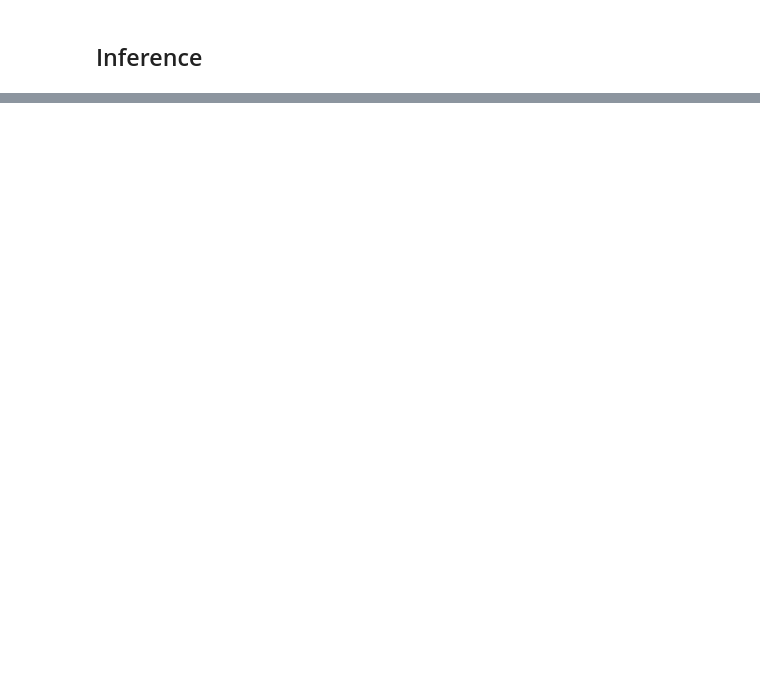
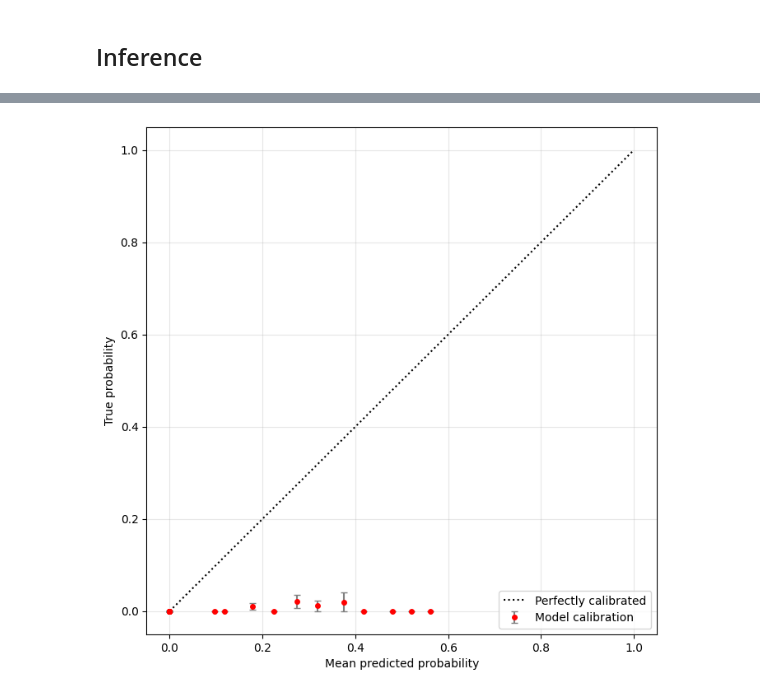
Before and after one commit to oskumd2/EEG_Delirium, a Jupyter notebook: notebook_inference.ipynb, the cells around one changed output, grey strips where cells are left out. Cells and saved outputs as stored; diff of their text form; code cells hidden in the pictures; blank space fills up the shorter version.

```diff
--- a/notebook_inference.ipynb
+++ b/notebook_inference.ipynb
@@ -1302,0 +1973,98 @@ F1 Score: 0.2857 CI(95%): (0.0000, 0.5882)
+# %%
+test_ids = np.load('test_ids.npy', allow_pickle=True)
+folds=5
+
+Y_normalized = np.load('Y_normalized_f.npy', mmap_mode='r')
+ID = np.load('C_f.npy', mmap_mode='r')
+FILE = np.load('F_f.npy', mmap_mode='r')
+A = np.load('A_f.npy', mmap_mode='r')
+S = np.load('S_f.npy', mmap_mode='r')
+P = np.load('P_f.npy', mmap_mode='r')
+
+valid_indices = ~np.isnan(P)
+Y_normalized = Y_normalized[valid_indices]
+ID = ID[valid_indices]
+FILE = FILE[valid_indices]
+A = A[valid_indices]
+S = S[valid_indices]
+P = P[valid_indices]
+
+# Save the trained logistic regression model
+with open('log_reg_model.pkl', 'rb') as f:
+    log_reg = pickle.load(f)
+
+# Save the calibration model and Youden threshold
+with open('calibration_log_reg.pkl', 'rb') as f:
+    calib = pickle.load(f)
+
+Youden = np.load('youden_log_reg.npy', allow_pickle=True)
+print(f"Youden: {Youden:.3f}")
+
+test_mask = np.isin(ID, test_ids)
+y_test = Y_normalized[test_mask]
+a_test = A[test_mask]
+s_test = S[test_mask]
+p_test = P[test_mask].copy()
+ID_test = ID[test_mask]
+test_ids_expanded = FILE[test_mask]
+
+# Add age mask for patients 65 and older
+age_mask = a_test >= 65
+
+# Apply age mask to all test variables
+y_test = y_test[age_mask]
+a_test = a_test[age_mask]
+s_test = s_test[age_mask]
+p_test = p_test[age_mask]
+ID_test = ID_test[age_mask]
+test_ids_expanded = test_ids_expanded[age_mask]
+
+X_test = np.column_stack((a_test, s_test, p_test))
+
+
+test_preds = log_reg.predict_proba(X_test)[:, 1]
+test_preds = calib.calibrate(test_preds)
+test_binary = log_reg.predict(X_test)
+
+unique_test_ids = np.unique(test_ids_expanded)
+averaged_test_preds = []
+averaged_test_targets = []
+averaged_test_binary =[]
+
+for test_id in unique_test_ids:
+    id_indices = np.where(test_ids_expanded == test_id)[0]
+    if len(id_indices) > 0:
+        id_preds = test_preds[id_indices]
+        averaged_test_preds.append(np.mean(id_preds))
+
+        id_binary = test_binary[id_indices]
+        averaged_test_binary.append(np.mean(id_binary))
+
+        averaged_test_targets.append(y_test[id_indices[0]])
+
+y_test = np.array(averaged_test_targets).ravel()
+y_test_proba = np.array(averaged_test_preds)
+#y_pred_test = np.array(averaged_test_binary).astype(int)
+y_pred_test = (y_test_proba>=Youden).astype(int)
+
+draw_calibration_plot_with_error_bars(y_test, y_test_proba, n_bins=20)
+AUROC = roc_auc_score(y_test, y_test_proba)
+AUPRC = average_precision_score(y_test, y_test_proba)
+F1_score = f1_score(y_test, y_pred_test)
+
+brier_score = brier_score_loss(y_test, y_test_proba)
+ici = integrated_calibration_index(y_test, y_test_proba)
+ci_metrics = bootstrap_ci(y_test, y_test_proba, y_pred_test,n_bootstraps=50)
+print(f'AUROC : {AUROC:.3f} CI(95%): ({ci_metrics["AUROC"][0]:.3f}, {ci_metrics["AUROC"][1]:.3f})')
+print(f'AUPRC: {AUPRC:.3f} CI(95%): ({ci_metrics["AUPRC"][0]:.3f}, {ci_metrics["AUPRC"][1]:.3f})')
+print(f'F1 Score: {F1_score:.3f} CI(95%): ({ci_metrics["F1"][0]:.3f}, {ci_metrics["F1"][1]:.3f})')
+print(f'Test Accuracy: {(100*accuracy_score(y_test, y_pred_test)):.3f}% CI(95%): ({ci_metrics["Accuracy"][0]*100:.3f}%, {ci_metrics["Accuracy"][1]*100:.3f}%)')
+print(f'Brier Score: {brier_score:.3f} CI(95%): ({ci_metrics["Brier"][0]:.3f}, {ci_metrics["Brier"][1]:.3f})')
+print(f'ICI: {ici:.3f} CI(95%): ({ci_metrics["ICI"][0]:.3f}, {ci_metrics["ICI"][1]:.3f})')
+draw_roc_curve(y_test, y_test_proba)
+draw_confusion_matrix(y_test, y_pred_test)
+draw_y_test_proba(y_test_proba)
+
+np.save(f'y_test_proba_SR_subgroup.npy', y_test_proba)
+np.save(f'y_test_subgroup.npy', y_test)
+# %% [output]
@@ -1302,0 +2072 @@ F1 Score: 0.2857 CI(95%): (0.0000, 0.5882)
+[figure, added]
```
Also changed, not shown: parts of 26 cells of this notebook, 2 other files.
